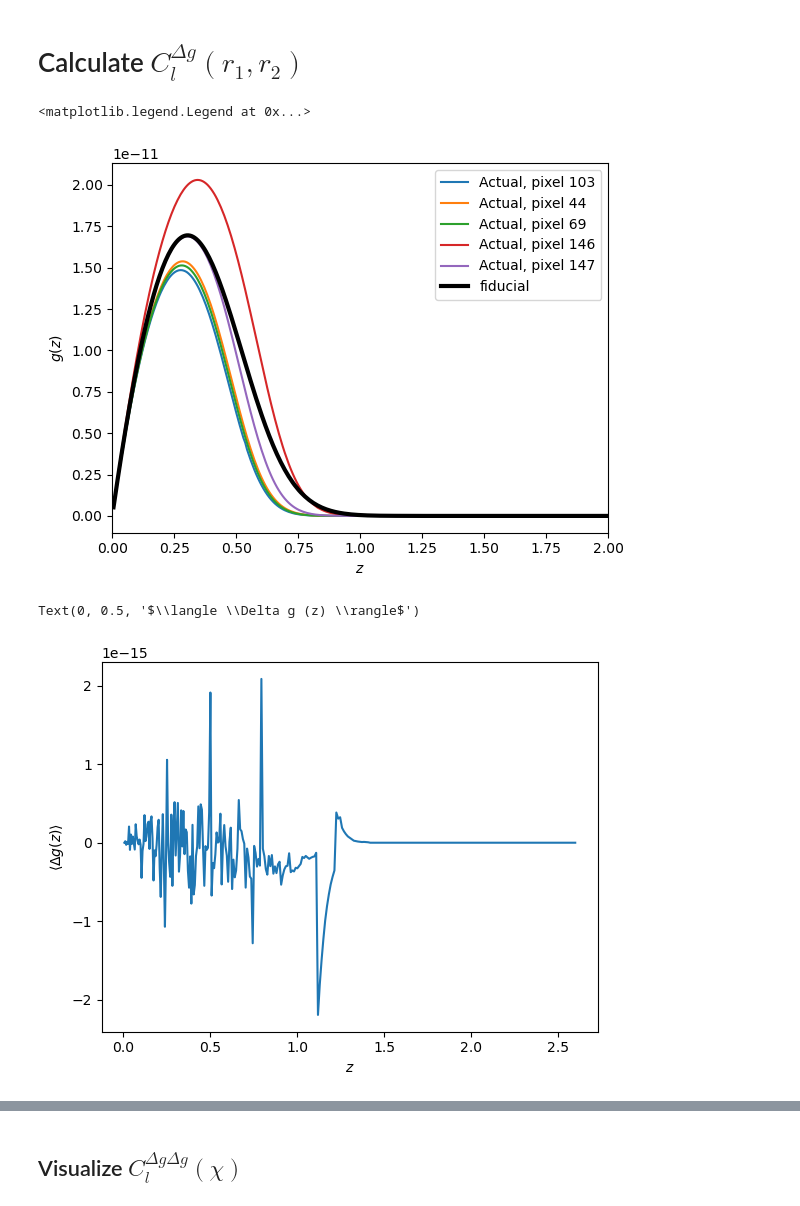
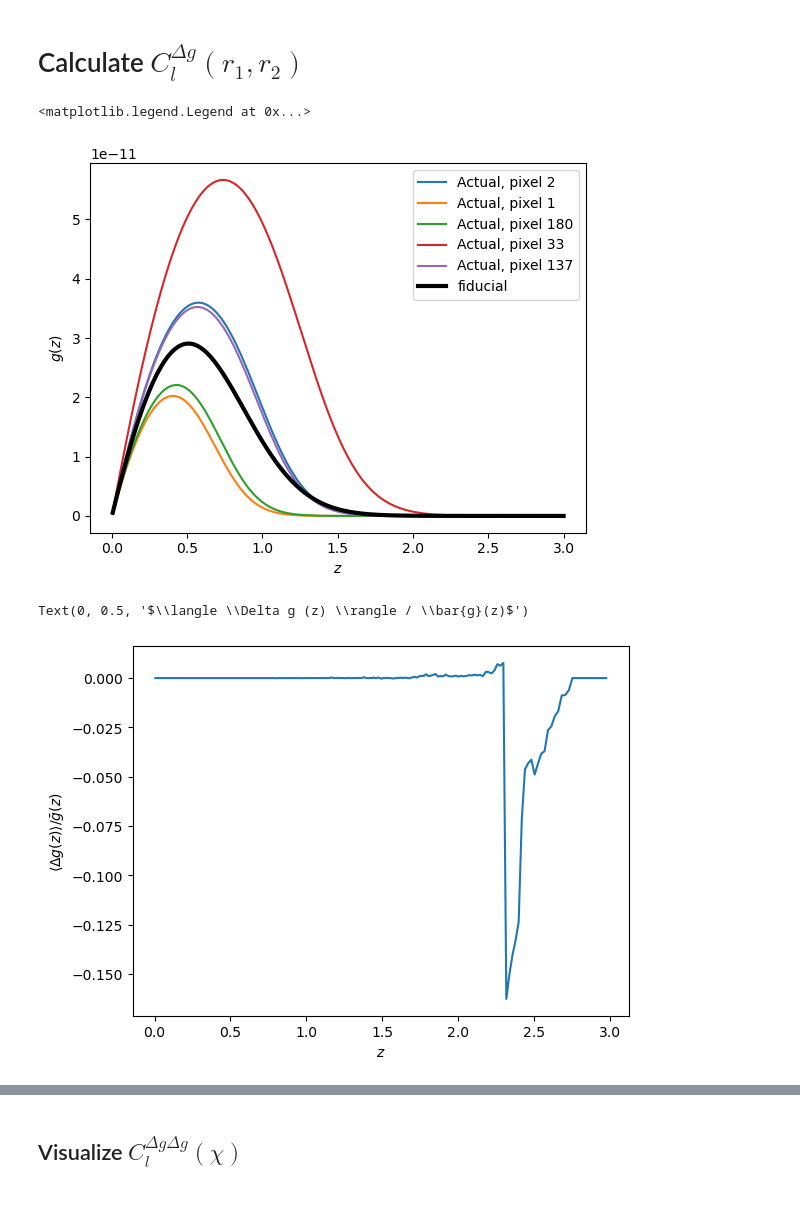
Before and after one commit to abaleato/CARDiAC, a Jupyter notebook: compute_cosmic_shear_biases.ipynb, the cells around one changed output, grey strips where cells are left out. Cells and saved outputs as stored; diff of their text form; code cells hidden in the pictures.

```diff
--- a/compute_cosmic_shear_biases.ipynb
+++ b/compute_cosmic_shear_biases.ipynb
@@ -19,8 +19,8 @@ from scipy.integrate import quadrature
 # %% [markdown]
 # Calculate $C_l^{\Delta g}(r_1, r_2)$
 # %%
-sigma = 0.1 # Standard deviation of the fiducial dndz
-z_mean = 0.6 # Central redshift of the fiducial dndz
+sigma = 0.2 # Standard deviation of the fiducial dndz
+z_mean = 1 # Central redshift of the fiducial dndz
 
 # Set the range for the integrals over r. If this changes, the normalization of phi(r) will need to be changed too
 z_min_int = 0.005
@@ -102,29 +102,29 @@ g_pert = 3/2. * Planck18.Om0 * Planck18.H0.value**2 / c.value**2 * chi_array * (
 # %%
 # Extract the perturbation
 delta_g_maps = g_pert - g_fid
 
 # Plot some typical realizations
 for pixel_id in np.random.randint(0,npix,5):
     plt.plot(z_array[0,:], g_pert[pixel_id,:], label='Actual, pixel {}'.format(pixel_id))
 
 # Plot the fiducial dndz
 plt.plot(z_array[0,:], g_fid, color='k', lw=3, label='fiducial')
 
 plt.ylabel(r'$g(z)$')
 plt.xlabel(r'$z$')
-plt.xlim([0,2])
+#plt.xlim([0,2])
 plt.legend()
 # %% [output]
 <matplotlib.legend.Legend at 0x...>
-[figure, old version]
+[figure, new version]
 # %%
 # Make sure that \delta g has no monopole
-plt.plot(z_array[0,:], np.mean(delta_g_maps, axis=0))
+plt.plot(z_array[0,:], np.mean(delta_g_maps, axis=0)/g_fid)
 plt.xlabel(r'$z$')
-plt.ylabel(r'$\langle \Delta g (z) \rangle$')
+plt.ylabel(r'$\langle \Delta g (z) \rangle / \bar{g}(z)$')
 # %% [output]
-Text(0, 0.5, '$\\langle \\Delta g (z) \\rangle$')
+Text(0, 0.5, '$\\langle \\Delta g (z) \\rangle / \\bar{g}(z)$')
-[figure, old version]
+[figure, new version]
 # %%
  # Plot a map of an chi-slice where we expect significant fluctuations
 chi_mean_idx = np.where(chi_array>chi_mean_fid)[0][0]
```
Also changed, not shown: parts of 6 cells of this notebook.
